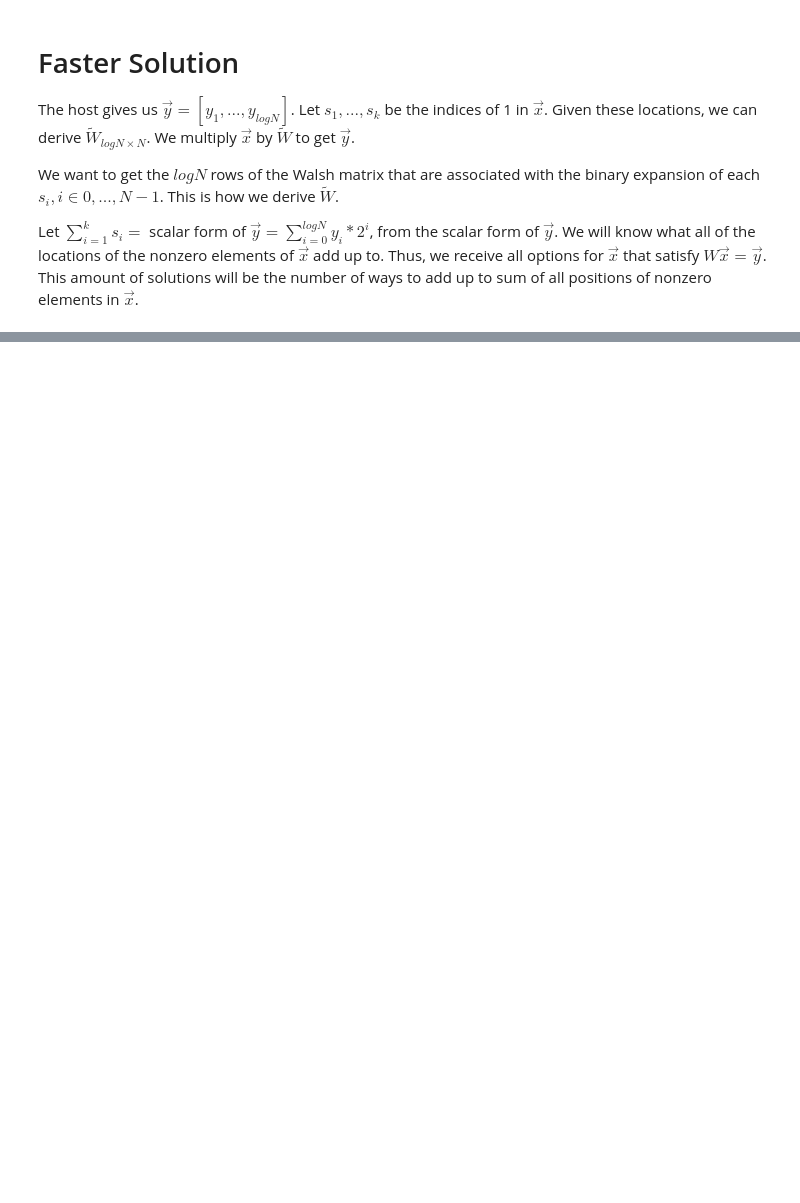
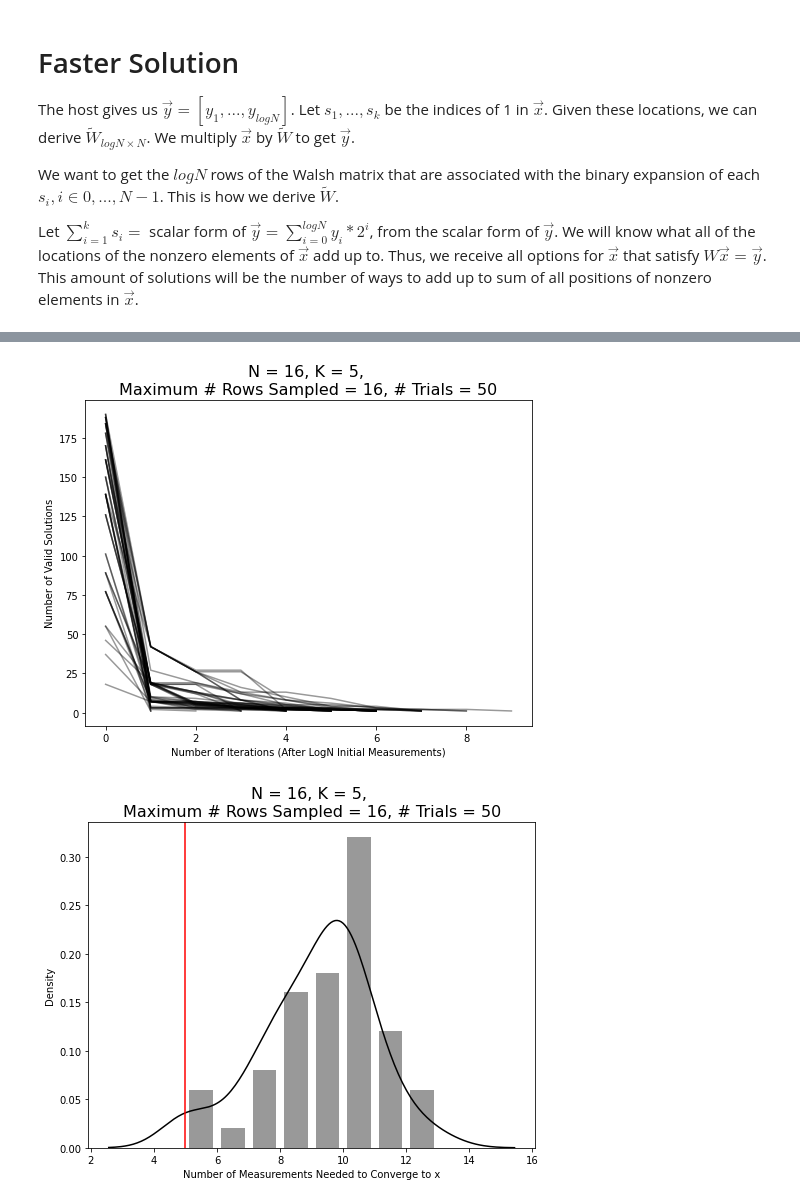
Before and after one commit to camille-004/group-testing-rl, a Jupyter notebook: notebooks/solve.ipynb, the cells around one changed output, grey strips where cells are left out. Saved outputs shown, nothing was run; the diff lists cells and outputs as text; code cells hidden in the pictures; blank space fills up the shorter version.

Commit message:
Quick experiment for N = 16, K = 5

```diff
--- a/notebooks/solve.ipynb
+++ b/notebooks/solve.ipynb
@@ -320,27 +303,30 @@ Number of solutions on each iteration: [6, 1]
 # %%
 def run_experiments(N, K, n_rows, n_exp=50):
     plt.figure(figsize=(8, 6))
     results = []
     opt = ceil(K * np.log2(N) / np.log2(K + 1))  # Optimistic measure
     for _ in range(n_exp):
         W_tilde = gen_W_tilde(N)
         W = np.array([get_w_hat_t(i, N) for i in range(N)])
         x = get_x_vector(N, K)
         res = sample_remaining(N, K, W, W_tilde, x, n_rows, logging=False)
         plt.plot(res, c='k', alpha=0.4)
         results.append(res)
 
     plt.xlabel('Number of Iterations (After LogN Initial Measurements)')
     plt.ylabel('Number of Valid Solutions')
     plt.title(f'N = {N}, K = {K}, \nMaximum # Rows Sampled = {n_rows}, # Trials = {n_exp}', fontsize=16)
     plt.show()
     plt.figure(figsize=(8, 6))
     sns.distplot([len(res) + np.log2(N) - 1 for res in results], color='black', hist_kws={'rwidth':0.75})
     plt.xlabel('Number of Measurements Needed to Converge to x')
     plt.axvline(x=opt - 3, c='r')
     plt.title(f'N = {N}, K = {K}, \nMaximum # Rows Sampled = {n_rows}, # Trials = {n_exp}', fontsize=16)
     # return results
 
-run_experiments(128, 4, 128)
+run_experiments(16, 5, 16)
+# %% [output]
+[figure, added]
+[figure, added]
 # %%
 # TODO: FIX FOR K = 1
```
Also changed, not shown: parts of 2 cells of this notebook.
